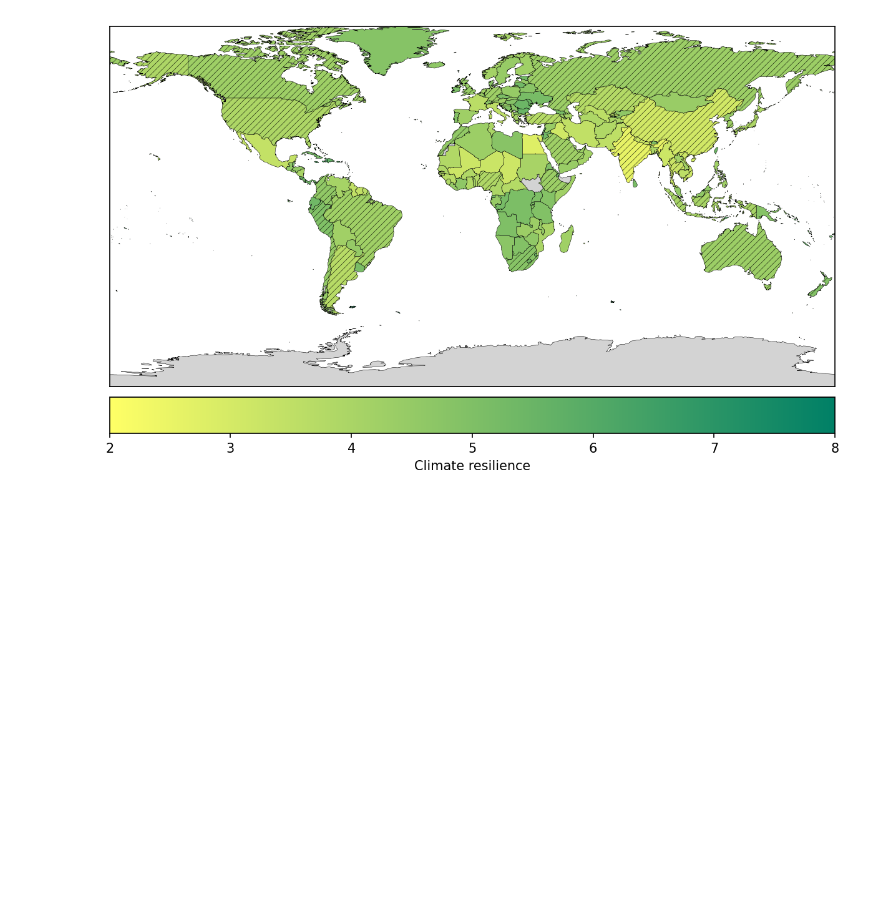
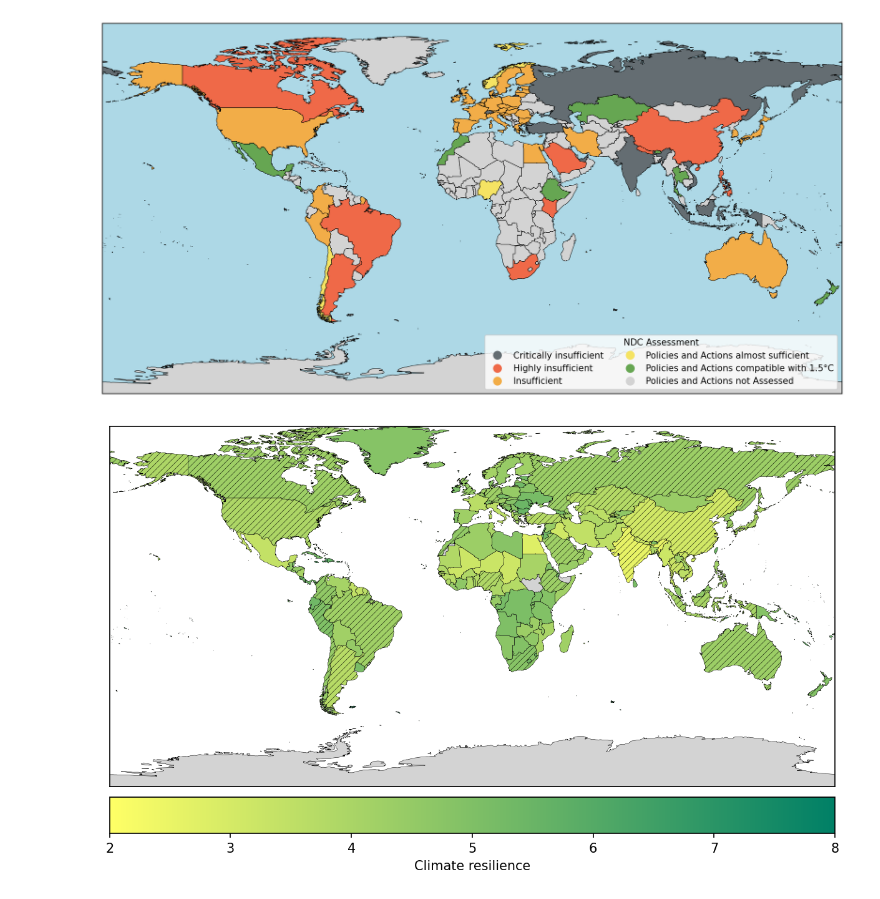
Before and after one commit to rodrigoms95/UNESCO_climate, a Jupyter notebook: code/mapa.ipynb, the cells around one changed output. Saved outputs shown, nothing was run; the diff lists cells and outputs as text; code cells hidden in the pictures; blank space fills up the shorter version.

```diff
--- a/code/mapa.ipynb
+++ b/code/mapa.ipynb
@@ -70,3 +70,12 @@ gdf_3 = gdf_2.merge( df_2, how = "left",
     left_index = True, right_index = True )
 gdf_4 = gdf_2.merge( df_3, how = "left",
     left_index = True, right_index = True )
+# %%
+# Primera categoría
+id = "CAT_Assessment"
+
+# Cargamos el archivo
+df_cat = pd.read_csv( "../../" + df_c.loc[df_c["ID"]==id, "Path"].iloc[0]
+    + df_c.loc[df_c["ID"]==id, "Filename" ].iloc[0], index_col = "alpha-3" )
+
+df_cat
@@ -299,3 +346,51 @@ plt.show()
+# %%
+# Gráfica de Climate Action Tracker Net Zero Rating
+
+# Incializamos gráfica
+fig, ax = plt.subplots()
+fig.set_facecolor("w")
+fig.set_size_inches(15, 15)
+fig.set_dpi(150)
+
+gdf_2["NDC Assessment"] = df_cat["Policies and action"]
+gdf_2.loc[['AUT', 'BEL', 'BGR', 'HRV', 'CYP', 'CZE', 'DNK', 'EST', "SWE",
+    'FIN', 'FRA', 'GRC', 'HUN', 'IRL', 'ITA', 'LVA', 'LTU', 'LUX', 'MLT',
+    'NLD', 'POL', 'PRT', 'ROU', 'SVK', 'SVN', 'ESP'],
+    "NDC Assessment"] = "Insufficient"
+
+# Cambiamos los nombres para que estén ordenados alfabéticamente.
+gdf_2["NDC Assessment"] = gdf_2["NDC Assessment"].fillna(
+    "Policies and Actions not Assessed" ).replace( {
+    "Almost Sufficient": "Policies and Actions almost sufficient",
+    "1.5°C compatible": "Policies and Actions compatible with 1.5°C",
+} )
+
+# Establecemos los colores
+color_dict = {
+    "Critically insufficient": "#646d72", "Highly insufficient": "#ef6948",
+    "Insufficient": "#f2ad48",
+    "Policies and Actions almost sufficient": "#f5e363",
+    "Paris Agreement compatible with 1.5°C": "#66a652",
+    "Not Assessed": "lightgray"
+    }
+
+# Graficamos Net Zero Rating
+gdf_2.plot( ax = ax, column = gdf_2["NDC Assessment"],
+    cmap = colors.ListedColormap(list(color_dict.values())),
+    edgecolor = "black", linewidth = 0.5, legend = True,
+    legend_kwds = {"title": "NDC Assessment", "loc": "lower right", "ncol": 2} )
+
+# Ajustes de visualización
+#ax.axis('off')
+ax.margins(0)
+ax.tick_params( left = False, labelleft = False,
+    bottom = False, labelbottom = False )
+ax.set_facecolor("lightblue")
+ax.set_ylim(-90, 90)
+
+plt.show()
+# %% [output]
+[figure, added]
 # %%
 # Gráfica de índice de resiliencia climática
 
```
Also changed, not shown: parts of 7 cells of this notebook, 4 other files.
